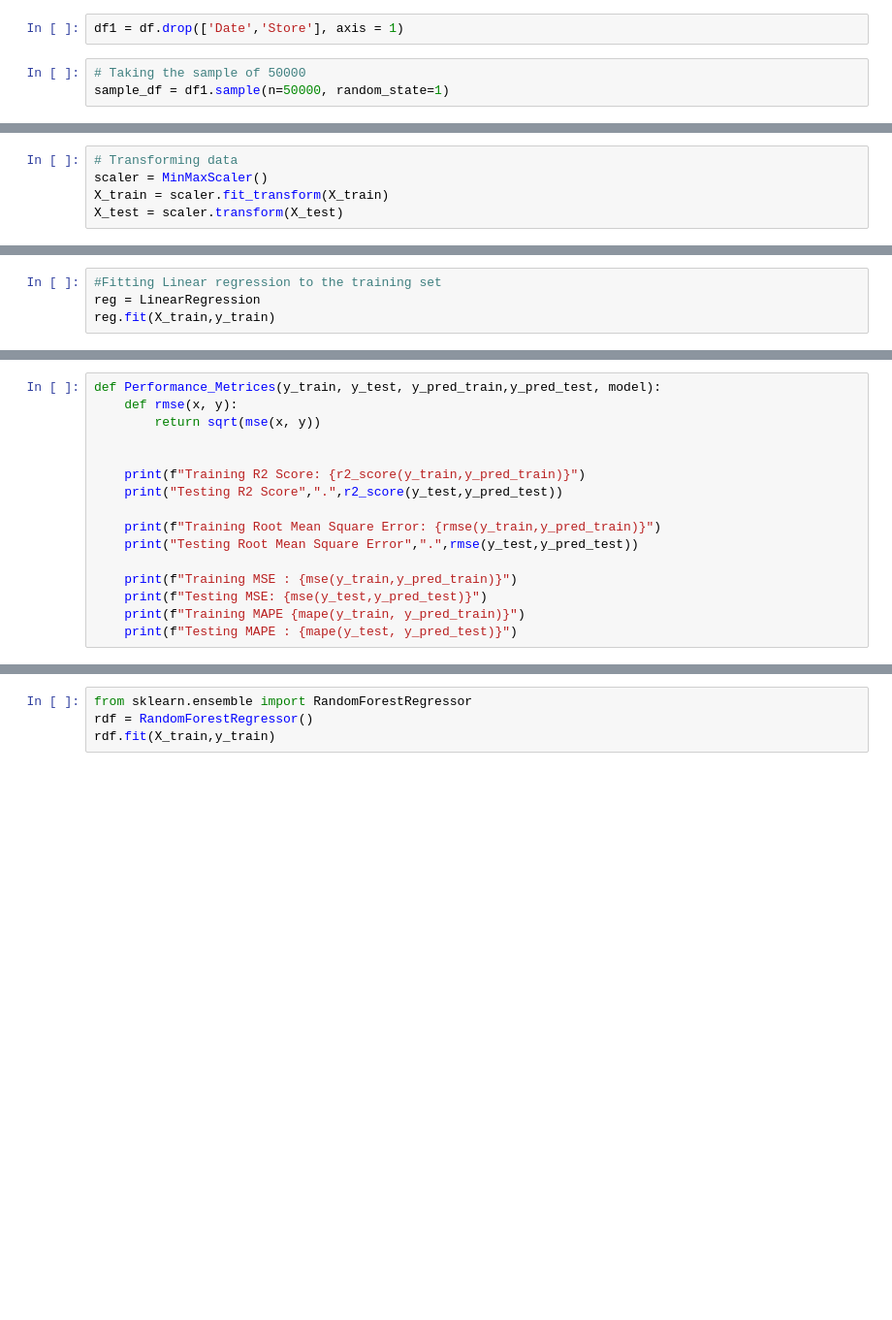
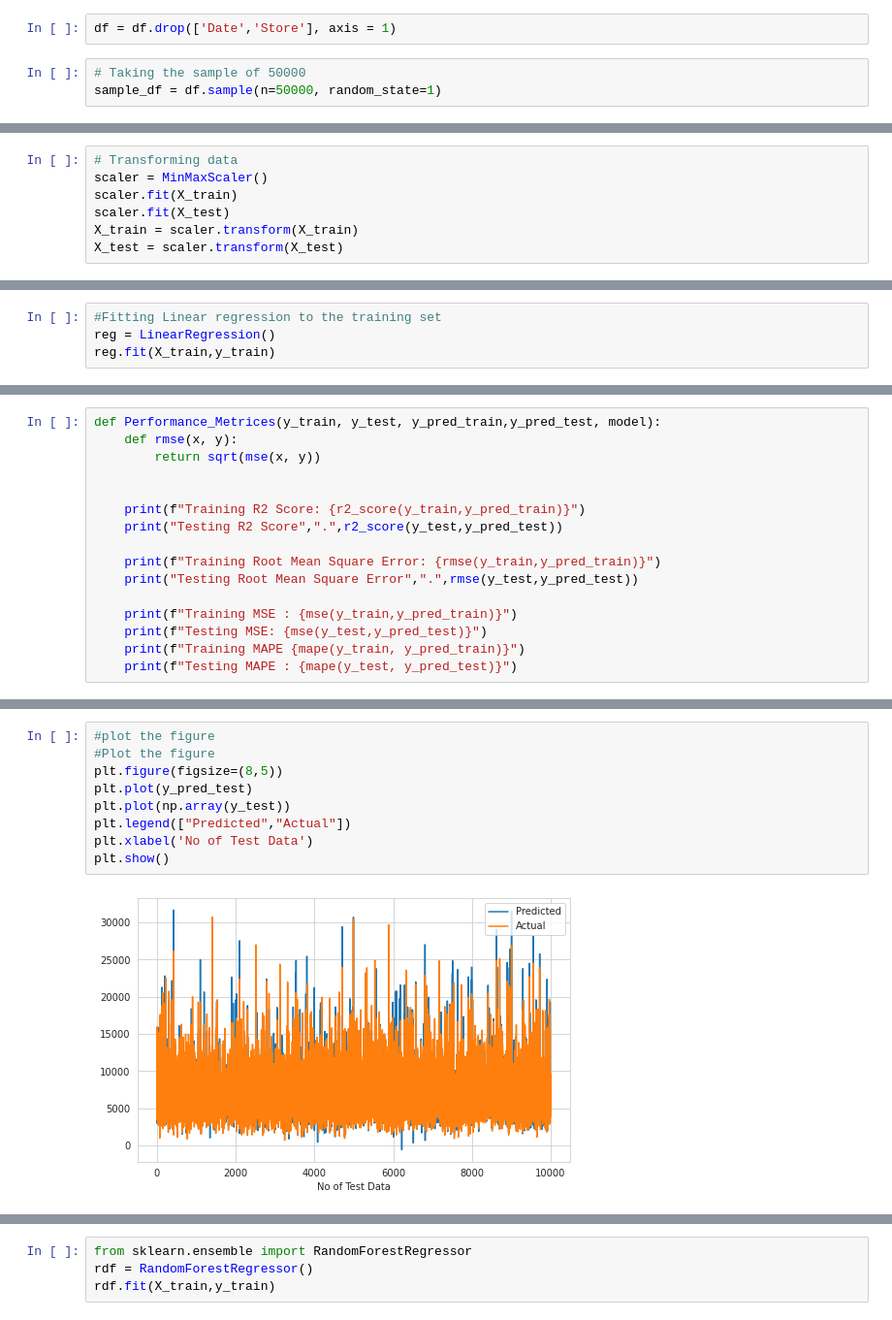
Before and after one commit to maxashoka3/Rossmann-Sales-Prediction, a Jupyter notebook: Rossmann_Sales_Prediction.ipynb, the cells around one changed output, grey strips where cells are left out. Shown: that part at 97% size. Drawn from its saved outputs; the diff is of its cells as text; blank space fills up the shorter version.

```diff
--- a/Rossmann_Sales_Prediction.ipynb
+++ b/Rossmann_Sales_Prediction.ipynb
@@ -340,7 +356,7 @@ sns.heatmap(abs(correlation), annot=True, cmap='coolwarm')
 # %% [markdown]
 ### 4. Sales Prediction Through Different Machine learning
 # %%
-df1 = df.drop(['Date','Store'], axis = 1)
+df = df.drop(['Date','Store'], axis = 1)
 # %%
 # Taking the sample of 50000
-sample_df = df1.sample(n=50000, random_state=1)
+sample_df = df.sample(n=50000, random_state=1)
@@ -401,5 +420,7 @@ print(X_test.shape)
 # %%
 # Transforming data
 scaler = MinMaxScaler()
-X_train = scaler.fit_transform(X_train)
+scaler.fit(X_train)
+scaler.fit(X_test)
+X_train = scaler.transform(X_train)
 X_test = scaler.transform(X_test)
@@ -427,5 +484,5 @@ For the practise only
 # %%
 #Fitting Linear regression to the training set
-reg = LinearRegression
+reg = LinearRegression()
 reg.fit(X_train,y_train)
 # %% [output]
@@ -452,0 +521,11 @@ Performance_Metrices(y_train, y_test,y_pred_train,y_pred_test,reg)
+# %%
+#plot the figure
+#Plot the figure
+plt.figure(figsize=(8,5))
+plt.plot(y_pred_test)
+plt.plot(np.array(y_test))
+plt.legend(["Predicted","Actual"])
+plt.xlabel('No of Test Data')
+plt.show()
+# %% [output]
+[figure, added]
```
Also changed, not shown: parts of 35 cells of this notebook.
